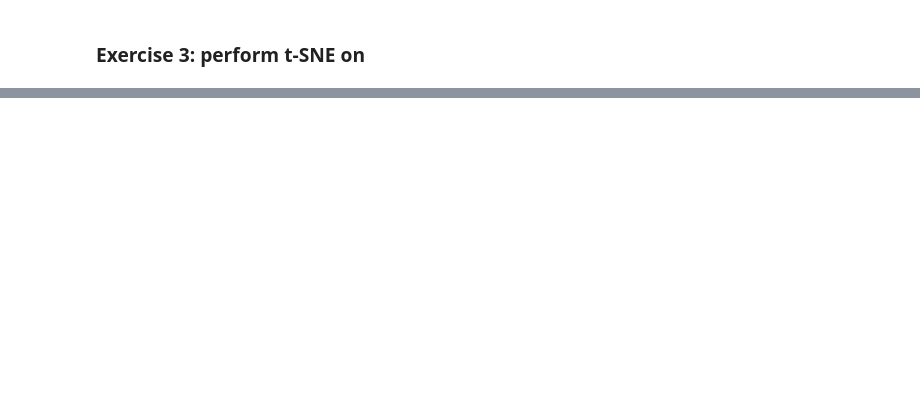
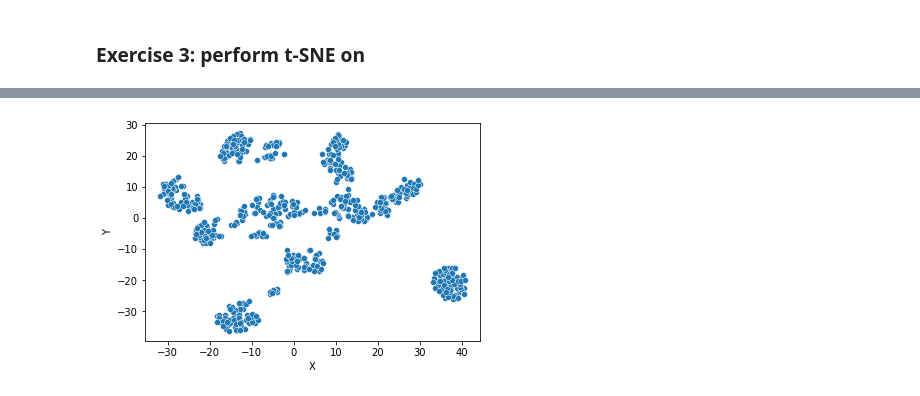
Before and after one commit to WooiLing94/DS-Bootcamp-Exercise-Submission, a Jupyter notebook: Week 5/Day 2 - W5 - 03a -Dimensionality Reduction Exercises.ipynb, the cells around one changed output, grey strips where cells are left out. Cells and saved outputs as stored; diff of their text form; code cells hidden in the pictures; blank space fills up the shorter version.

```diff
--- a/Week 5/Day 2 - W5 - 03a -Dimensionality Reduction Exercises.ipynb
+++ b/Week 5/Day 2 - W5 - 03a -Dimensionality Reduction Exercises.ipynb
@@ -121,4 +140,4 @@ Text(0.5, 1.0, 'Component-wise and Cumulative Explained Variance')
 ### Exercise 3: perform t-SNE on
 # %%
 from sklearn.manifold import TSNE
-tsne = TSNE(n_components=3, n_iter=1000,random_state=50).fit_transform(scaled_data[:5000])
+tsne = TSNE(n_components=2, random_state=0)
@@ -133,0 +144,2 @@ plt.scatter(tsne[:,2], tsne[:,0])
+# %%
+tsne_obj = tsne.fit_transform(data_X)
@@ -133,0 +158,5 @@ plt.scatter(tsne[:,2], tsne[:,0])
+# %%
+tsne_df = pd.DataFrame({'X':tsne_obj[:,0],
+                       'Y':tsne_obj[:,1],
+                       'digit':y})
+tsne_df.head()
@@ -133,0 +170,5 @@ plt.scatter(tsne[:,2], tsne[:,0])
+# %%
+sns.scatterplot(x="X",y="Y",
+               data=tsne_df);
+# %% [output]
+[figure, added]
```
Also changed, not shown: parts of 16 cells of this notebook, 1 other file.
